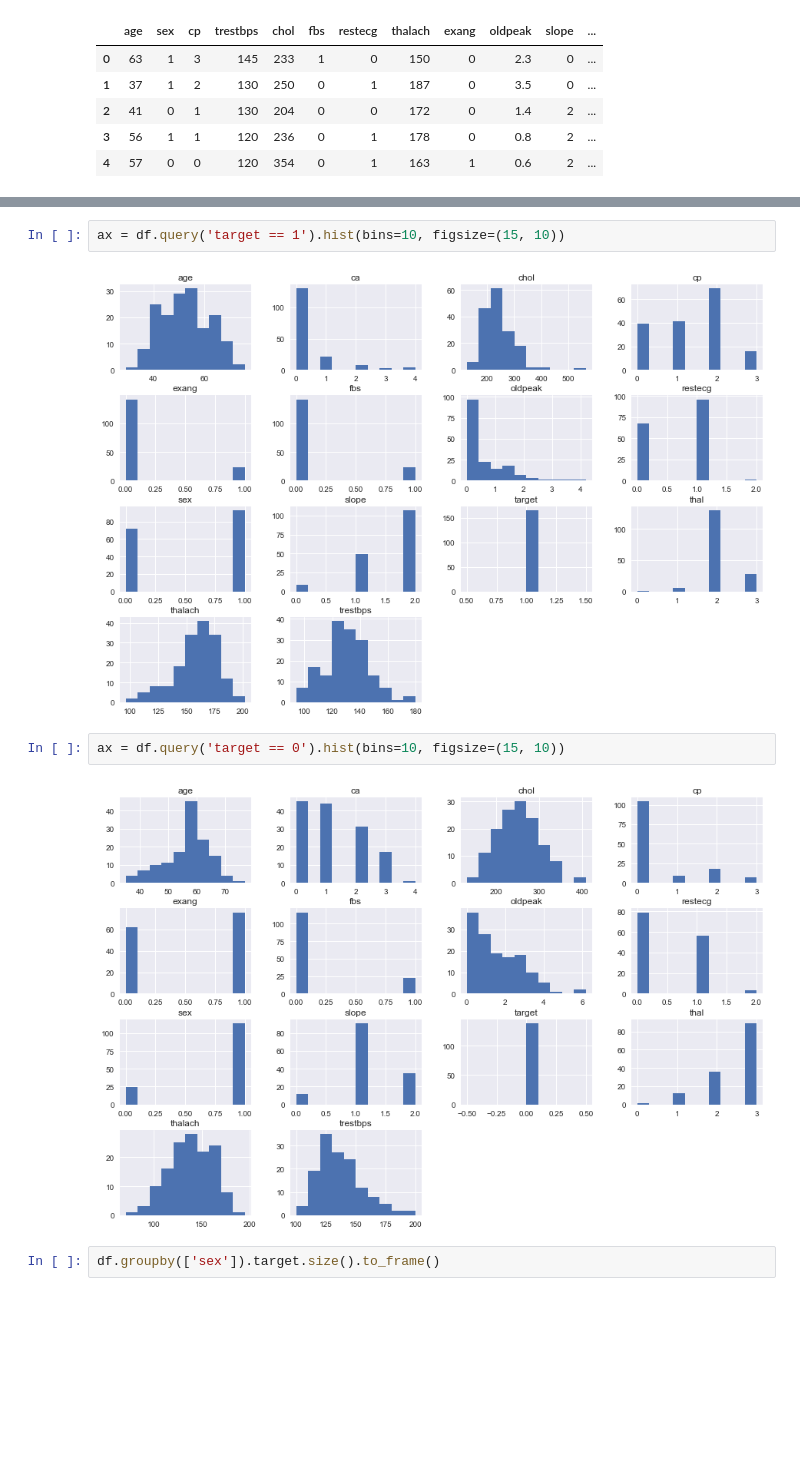
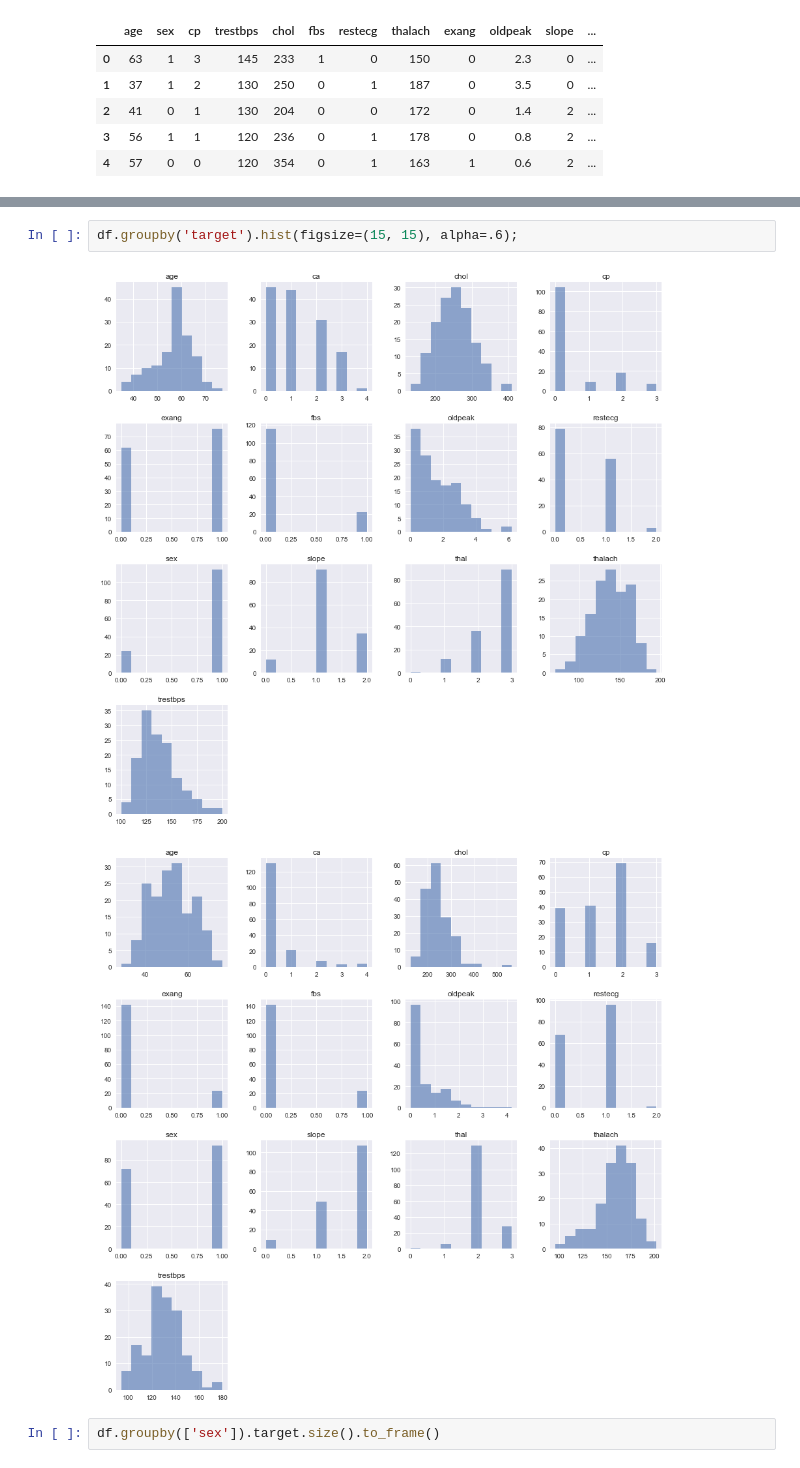
Before and after one commit to wincenzo/regressor, a Jupyter notebook: Regression_Class.ipynb, the cells around one changed output, grey strips where cells are left out. Saved outputs shown, nothing was run; the diff lists cells and outputs as text; blank space fills up the shorter version.

```diff
--- a/Regression_Class.ipynb
+++ b/Regression_Class.ipynb
@@ -41,13 +41,10 @@ ax = df.hist(bins=10, figsize=(15, 10))
 # %% [output]
 [figure]
-# %%
-ax = df.query('target == 1').hist(bins=10, figsize=(15, 10))
-# %% [output]
-[figure, removed]
-# %%
-ax = df.query('target == 0').hist(bins=10, figsize=(15, 10))
-# %% [output]
-[figure, removed]
+# %%
+df.groupby('target').hist(figsize=(15, 15), alpha=.6);
+# %% [output]
+[figure, added]
+[figure, added]
 # %%
 df.groupby(['sex']).target.size().to_frame()
 # %% [output]
```
Also changed, not shown: parts of 2 cells of this notebook.
